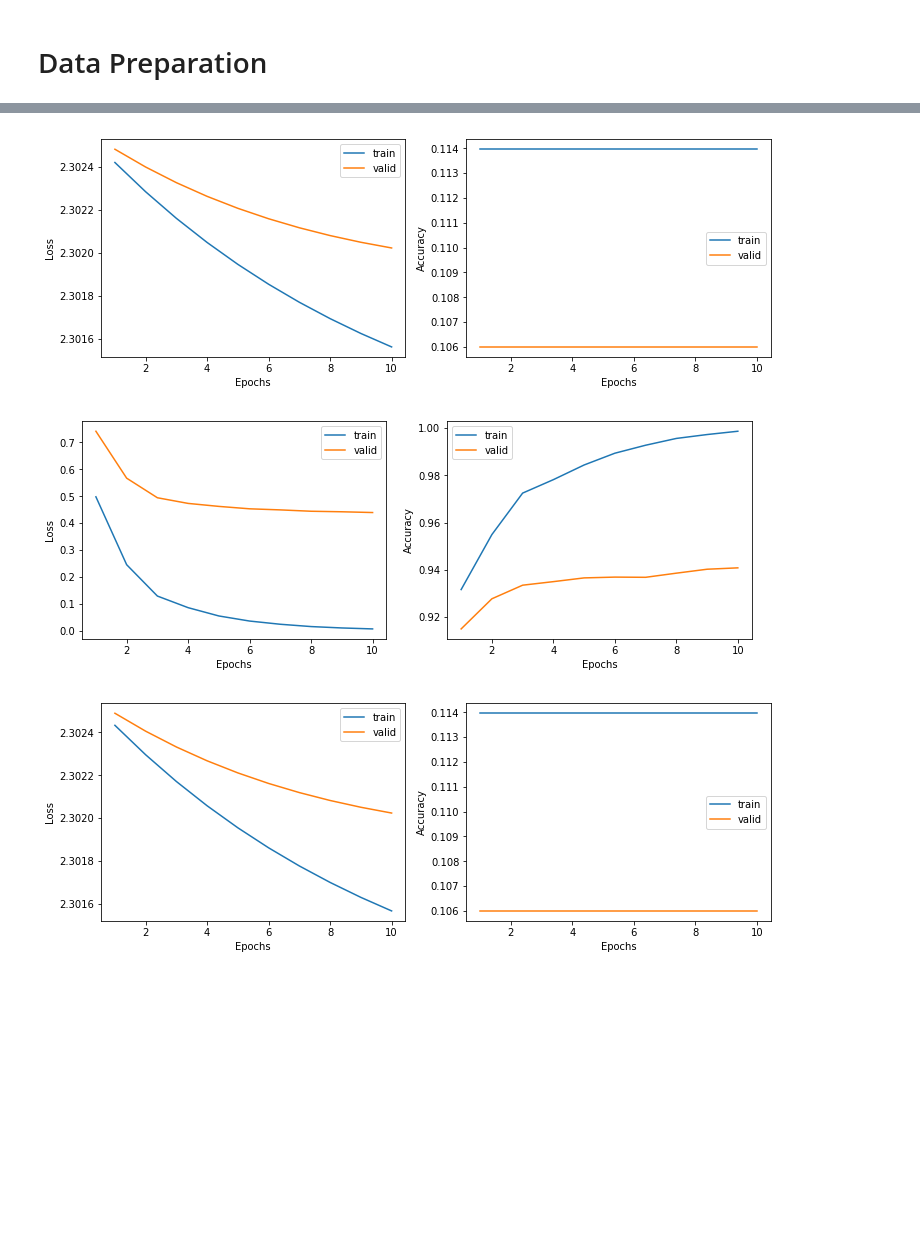
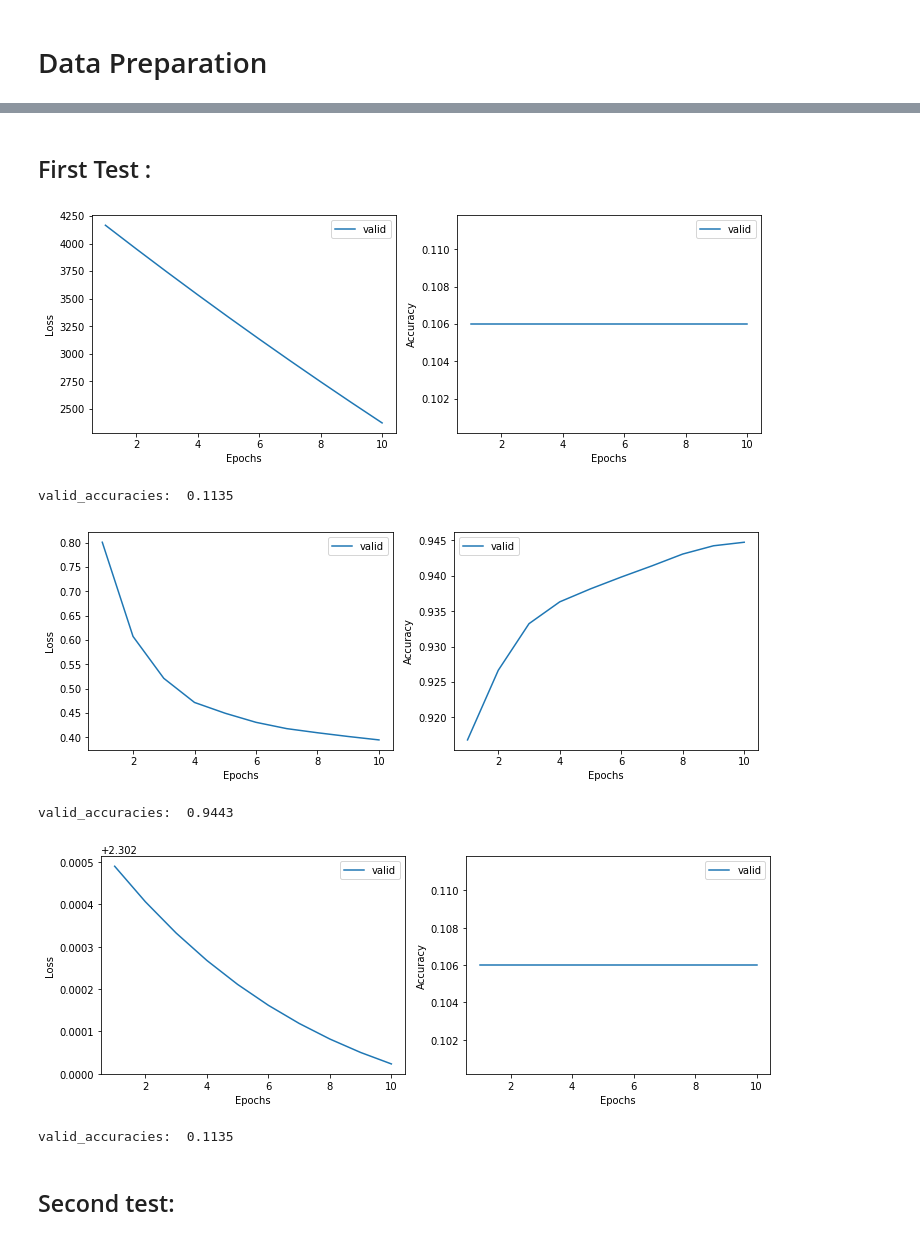
Before and after one commit to Toory465/IFT6135, a Jupyter notebook: Part1_Python_NN/part-1.ipynb, the cells around one changed output, grey strips where cells are left out. Cells and saved outputs as stored; diff of their text form; code cells hidden in the pictures; blank space fills up the shorter version.

```diff
--- a/Part1_Python_NN/part-1.ipynb
+++ b/Part1_Python_NN/part-1.ipynb
@@ -2,7 +2,7 @@
 import numpy as np
 import matplotlib.pyplot as plt
 import pandas as pd
-data = np.load('mnist.npz')
+import pickle as pickle
 %matplotlib inline
 # %% [markdown]
 # Data Preparation
@@ -11,10 +11,5 @@ data = np.load('mnist.npz')
-# %%
-data = np.load('mnist.npz')
-X_train = data['x_train'][:48000].reshape(48000, 784)
-y_train = data["y_train"][:48000]
-X_valid = data['x_train'][48000:].reshape(12000, 784)
-y_valid = data["y_train"][48000:]
-
-X_test = data['x_test'].reshape(10000, 784)
-y_test = data['y_test']
+# %%
+# Hyper parameters
+input_size = 784
+output_size = 10
 # %%
@@ -146,32 +152,35 @@ class MLP:
         softmax_loss, dsoftmax = self.softmax_loss(scores, y)
         return softmax_loss, preds
 # %%
-def run(init_method, num_epochs = 3):
-    mlp = MLP(init_method = init_method)
+def run_train(init_method, num_epochs = 10):
+    nn = NN(datapath = './mnist.npz', mode = 'train')
+    nn.initialize_weights(init_method = init_method)
     train_accuracies, train_losses = [], []
     valid_accuracies, valid_losses = [], []
     test_accuracies, test_losses = [], []
 
     for e in range(num_epochs):
-        loss = mlp.train(X_train, y_train, mb_size=100, learning_rate=1e-1)
+        loss = nn.train(mb_size=100)
 
-        loss_train, pred_train = mlp.test(X_train, y_train)
-        loss_valid, pred_valid = mlp.test(X_valid, y_valid)
+        #loss_train, pred_train = nn.test(nn.X_test, nn.y_test)
+        loss_valid, pred_valid = nn.test(nn.X_valid, nn.y_valid)
         valid_losses.append(loss_valid)
-        valid_accuracies.append((pred_valid == y_valid).mean())
-        train_losses.append(loss_train)
-        train_accuracies.append((pred_train == y_train).mean())
+        valid_accuracies.append((pred_valid == nn.y_valid).mean())
+        #train_losses.append(loss_train)
+        #train_accuracies.append((pred_train == nn.y_train).mean())
 
     plt.figure(figsize=(12, 4))
     axis = plt.subplot(1, 2, 1)
-    axis.plot(range(1, len(train_losses)+1), train_losses, label='train')
+    #axis.plot(range(1, len(train_losses)+1), train_losses, label='train')
     axis.plot(range(1, len(valid_losses)+1), valid_losses, label='valid')
     axis.legend()
     axis.set_ylabel('Loss')
     axis.set_xlabel('Epochs')
     axis = plt.subplot(1, 2, 2)
-    axis.plot(range(1, len(train_accuracies)+1), train_accuracies, label='train')
+    #axis.plot(range(1, len(train_accuracies)+1), train_accuracies, label='train')
     axis.plot(range(1, len(valid_accuracies)+1), valid_accuracies, label='valid')
     axis.legend()
     axis.set_ylabel('Accuracy')
     axis.set_xlabel('Epochs')
+    with open("params.pkl", 'wb') as f:
+            pickle.dump(nn.Params, f)
@@ -177,0 +193,2 @@ def run(init_method, num_epochs = 3):
+# %% [markdown]
+## First Test :
@@ -178,12 +198,26 @@ def run(init_method, num_epochs = 3):
 # %%
-run(init_method = "normal", num_epochs=10)
+run_train(init_method = "normal", num_epochs=10)
 # %% [output]
-[figure, old version]
+[figure, new version]
+# %%
+run_test()
+# %% [output]
+valid_accuracies:  0.1135
 # %%
-run(init_method = "uniform", num_epochs=10)
+run_train(init_method = "Glorot", num_epochs=10)
 # %% [output]
-[figure, old version]
+[figure, new version]
+# %%
+run_test()
+# %% [output]
+valid_accuracies:  0.9443
 # %%
-run(init_method = "zeros", num_epochs=10)
+run_train(init_method = "zeros", num_epochs=10)
 # %% [output]
-[figure, old version]
+[figure, new version]
+# %%
+run_test()
+# %% [output]
+valid_accuracies:  0.1135
+# %% [markdown]
+## Second test:
```
Also changed, not shown: parts of 16 cells of this notebook.
